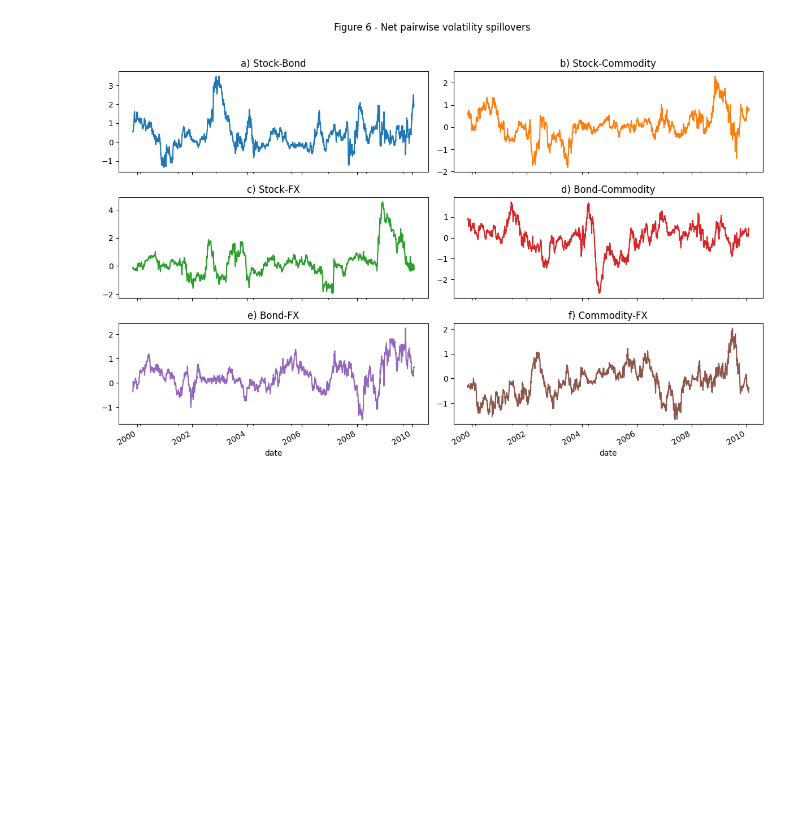
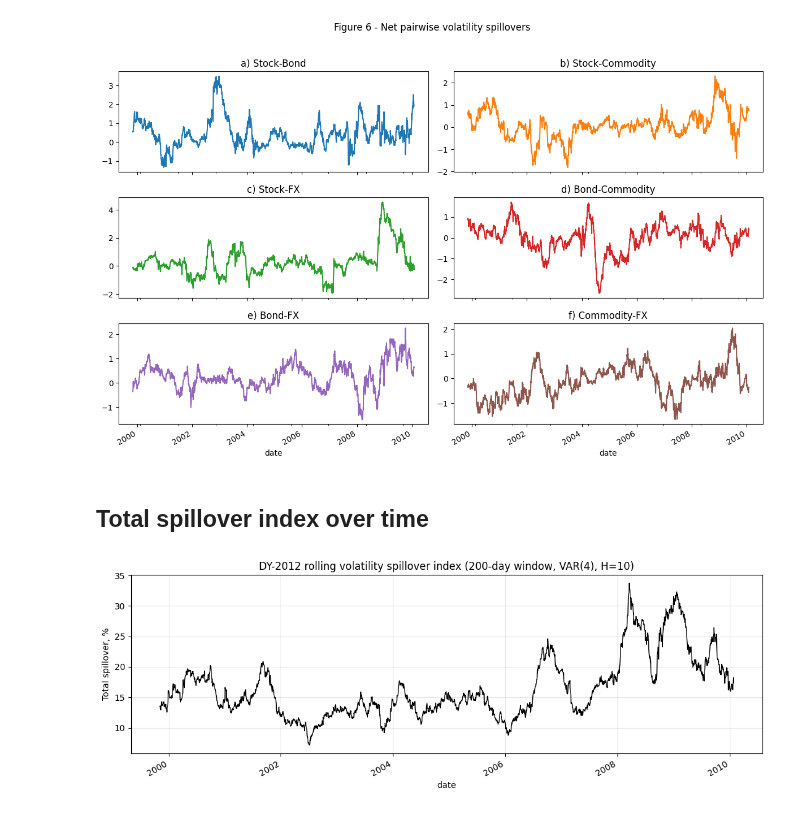
Before and after one commit to zstoi/PyConnectedness, a Jupyter notebook: examples/replicate_dy2012.ipynb, the cells around one changed output. Drawn from its saved outputs; the diff is of its cells as text; code cells hidden in the pictures; blank space fills up the shorter version.

```diff
--- a/examples/replicate_dy2012.ipynb
+++ b/examples/replicate_dy2012.ipynb
@@ -192,3 +202,15 @@ plt.suptitle("Figure 6 - Net pairwise volatility spillovers")
 plt.tight_layout(rect=[0, 0, 1, 0.96]); plt.show()
 # %% [output]
 [figure]
+# %% [markdown]
+## Total spillover index over time
+# %%
+fig, ax = plt.subplots(figsize=(11, 4))
+dyn.total.plot(ax=ax, color="black", lw=1)
+ax.set_title("DY-2012 rolling volatility spillover index (200-day window, VAR(4), H=10)")
+ax.set_ylabel("Total spillover, %")
+ax.grid(alpha=0.3)
+plt.tight_layout()
+plt.show()
+# %% [output]
+[figure, added]
```
Also changed, not shown: parts of 12 cells of this notebook.
